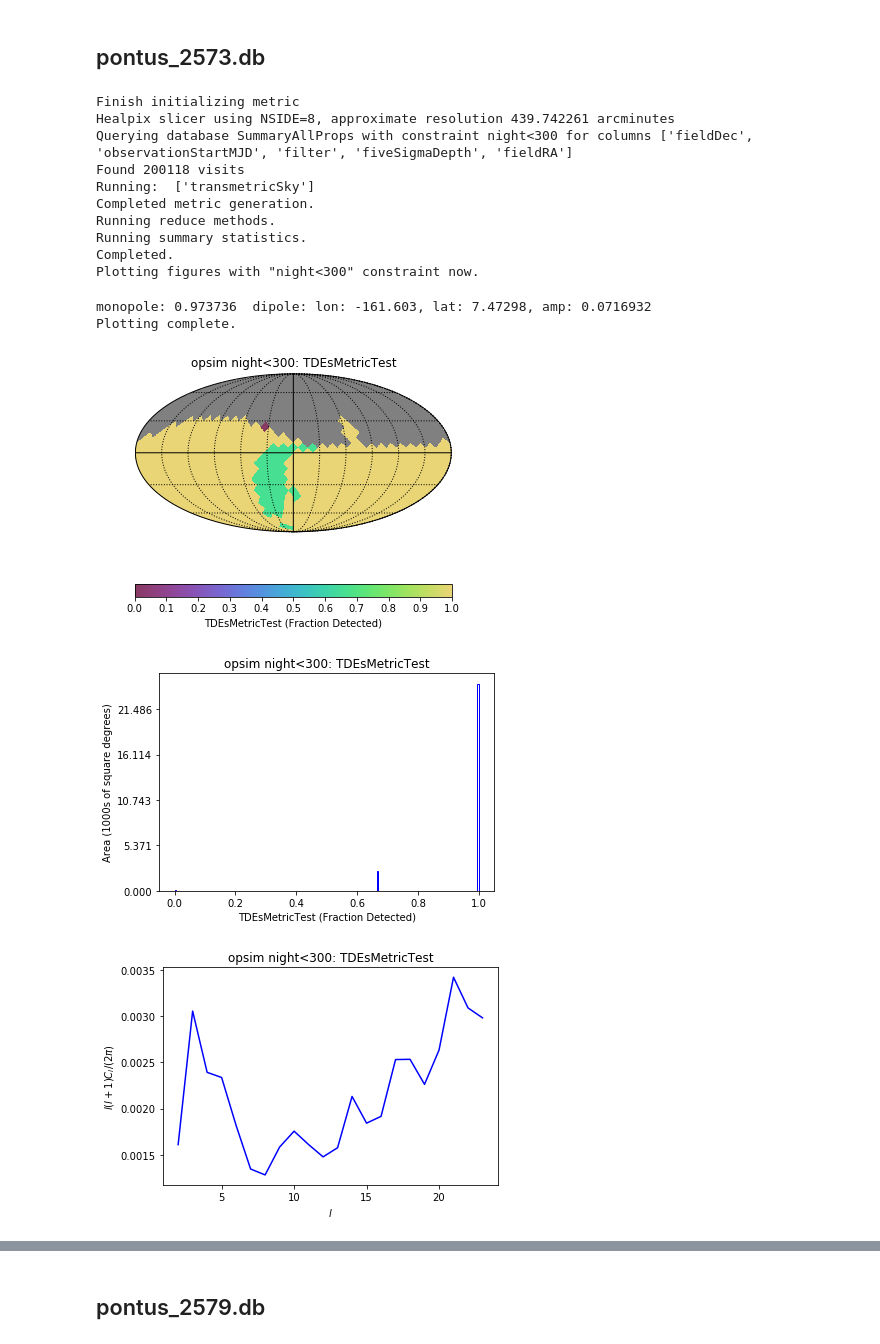
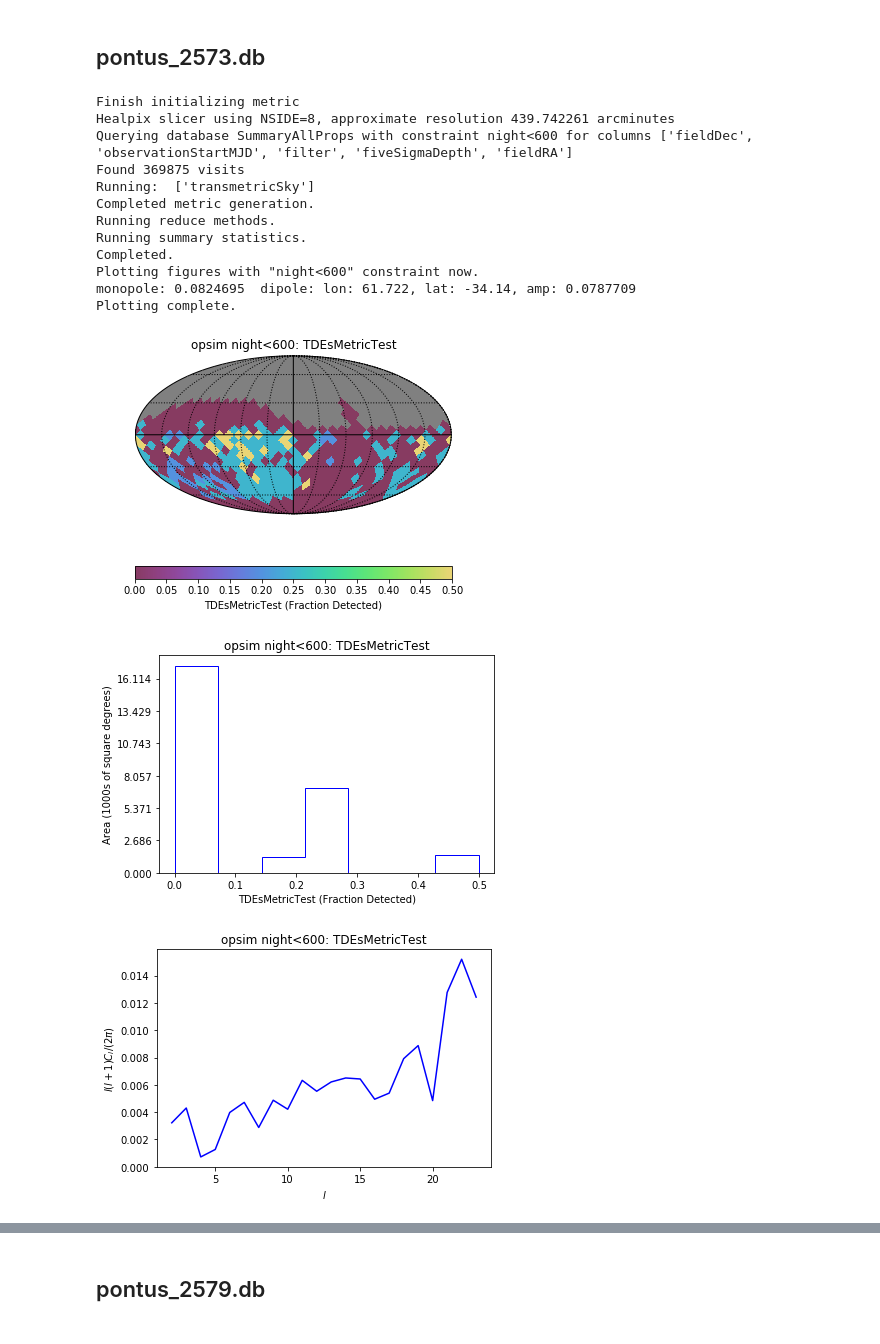
Before and after one commit to xiaolng/maf, a Jupyter notebook: TDEsMetricDbCompare.ipynb, the cells around one changed output, grey strips where cells are left out. Saved outputs shown, nothing was run; the diff lists cells and outputs as text; code cells hidden in the pictures.

```diff
--- a/TDEsMetricDbCompare.ipynb
+++ b/TDEsMetricDbCompare.ipynb
@@ -42,11 +58,11 @@ nPhaseCheck = 1
 
 # condition parameters
 nObsTotal = {'u': 0, 'g': 0, 'r': 0, 'i': 0, 'z': 0, 'y': 0}
-nObsPrePeak = 0
+nObsPrePeak = 1
 nObsNearPeak={'u': 0, 'g': 0, 'r': 0, 'i': 0, 'z': 0, 'y': 0}
-nFiltersNearPeak = 0
+nFiltersNearPeak = 3
 nObsPostPeak=0
-nFiltersPostPeak = 0
+nFiltersPostPeak = 2
 # %%
 # plot light curve
 def plotlc(dataSlice, time_key='time', mag_key='mag', filter_key='filter', err_key = None):
@@ -69,3 +86,14 @@ def plotlc(dataSlice, time_key='time', mag_key='mag', filter_key='filter', err_k
     plt.xlabel('days')
     plt.ylabel('mag')
     plt.ylim(plt.ylim()[::-1])
+# %%
+asciifile = 'TDEfaintfast_z0.1.dat'
+
+lcv_template = np.genfromtxt(asciifile, dtype=[('ph', 'f8'), ('mag', 'f8'), ('flt', 'S1')])
+
+df = pd.DataFrame()
+df['ph'] = lcv_template['ph']
+df['mag'] = lcv_template['mag']
+df['flt'] = lcv_template['flt'].astype(str)
+
+plotlc(df, time_key='ph', mag_key='mag', filter_key='flt')
@@ -270,37 +334,37 @@ opsdb_pontus_2573 = db.OpsimDatabase('pontus_2573.db')
 # %%
 ## get skymap
 transmetric = TDEsMetricTest(asciifile=asciifile, mjdCol=mjdCol, m5Col=m5Col, filterCol=filterCol,
                  detectSNR=detectSNR,
                  epochStart=epochStart, peakEpoch=peakEpoch, nearPeakT=5, nPhaseCheck=nPhaseCheck,
                  nObsTotal= nObsTotal,nObsPrePeak=nObsPrePeak,
                  nObsNearPeak=nObsNearPeak, nFiltersNearPeak=nFiltersNearPeak,
                  nObsPostPeak=nObsPostPeak, nFiltersPostPeak=nFiltersPostPeak,
                  dataout=False)
 
 slicer = slicers.HealpixSlicer(nside=8)
-sqlconstraint = 'night<300'
+sqlconstraint = 'night<600'
 
 transmetricSky = metricBundles.MetricBundle(transmetric,slicer,sqlconstraint)
 
 group = metricBundles.MetricBundleGroup({'transmetricSky':transmetricSky}, opsdb_pontus_2573, outDir=outDir, resultsDb=resultsDb)
 group.runAll()
 group.plotAll(closefigs=False)
 # %% [output]
 Finish initializing metric
 Healpix slicer using NSIDE=8, approximate resolution 439.742261 arcminutes
-Querying database SummaryAllProps with constraint night<300 for columns ['fieldDec', 'observationStartMJD', 'filter', 'fiveSigmaDepth', 'fieldRA']
-Found 200118 visits
+Querying database SummaryAllProps with constraint night<600 for columns ['fieldDec', 'observationStartMJD', 'filter', 'fiveSigmaDepth', 'fieldRA']
+Found 369875 visits
 Running:  ['transmetricSky']
 Completed metric generation.
 Running reduce methods.
 Running summary statistics.
 Completed.
-Plotting figures with "night<300" constraint now.
+Plotting figures with "night<600" constraint now.
+monopole: 0.0824695  dipole: lon: 61.722, lat: -34.14, amp: 0.0787709
+Plotting complete.
-monopole: 0.973736  dipole: lon: -161.603, lat: 7.47298, amp: 0.0716932
-Plotting complete.
-[figure, old version]
+[figure, new version]
-[figure, old version]
+[figure, new version]
-[figure, old version]
+[figure, new version]
 # %%
 ## get light curve
 transmetric = TDEsMetricTest(asciifile=asciifile, mjdCol=mjdCol, m5Col=m5Col, filterCol=filterCol,
```
Also changed, not shown: parts of 21 cells of this notebook.
